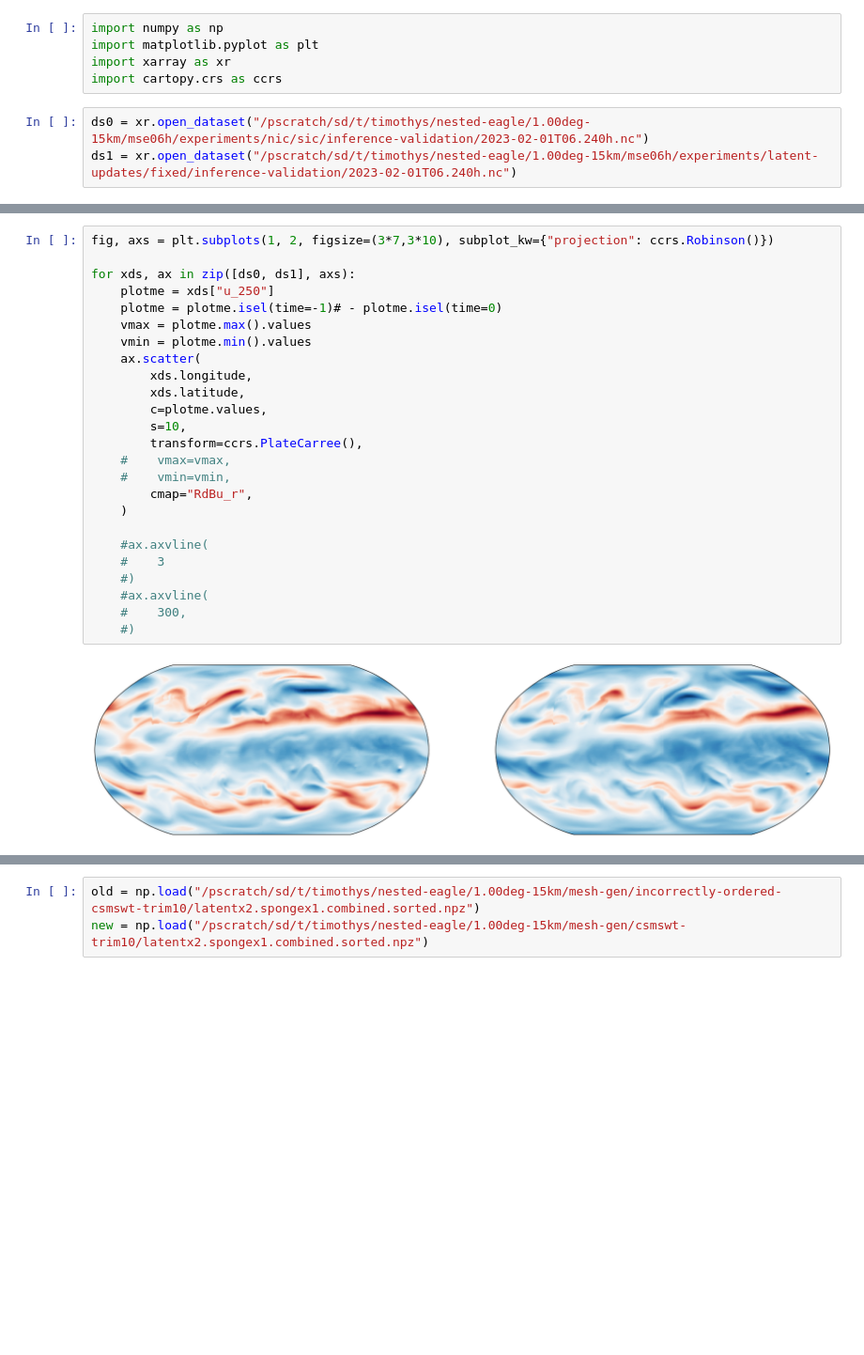
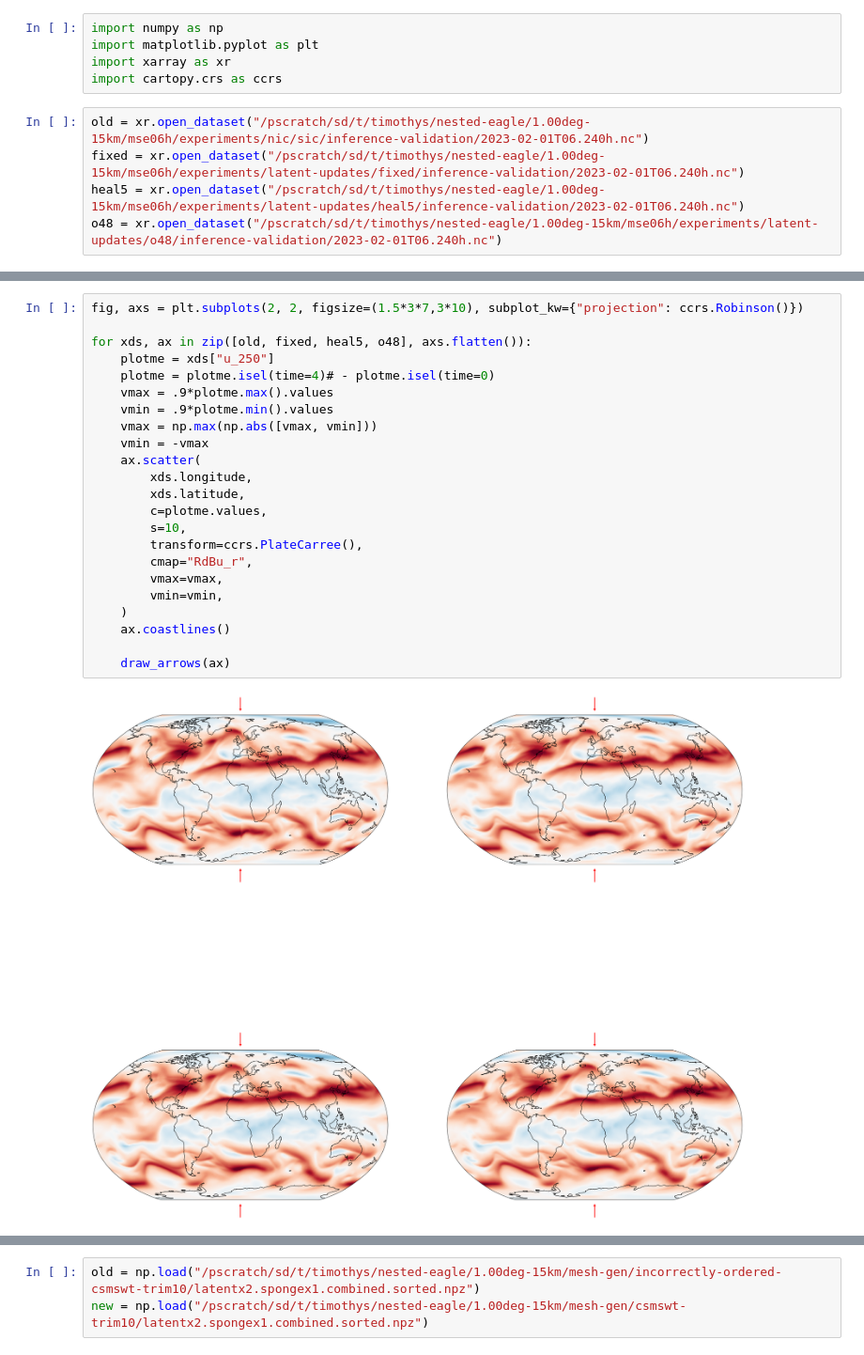
Before and after one commit to timothyas/nested-eagle, a Jupyter notebook: 1.00deg-15km/mse06h/experiments/plot_zero_lon_artifact.ipynb, the cells around one changed output, grey strips where cells are left out. Shown at 94% size. Saved outputs shown, nothing was run; the diff lists cells and outputs as text; blank space fills up the shorter version.

```diff
--- a/1.00deg-15km/mse06h/experiments/plot_zero_lon_artifact.ipynb
+++ b/1.00deg-15km/mse06h/experiments/plot_zero_lon_artifact.ipynb
@@ -4,5 +4,7 @@ import matplotlib.pyplot as plt
 import xarray as xr
 import cartopy.crs as ccrs
 # %%
-ds0 = xr.open_dataset("/pscratch/sd/t/timothys/nested-eagle/1.00deg-15km/mse06h/experiments/nic/sic/inference-validation/2023-02-01T06.240h.nc")
-ds1 = xr.open_dataset("/pscratch/sd/t/timothys/nested-eagle/1.00deg-15km/mse06h/experiments/latent-updates/fixed/inference-validation/2023-02-01T06.240h.nc")
+old = xr.open_dataset("/pscratch/sd/t/timothys/nested-eagle/1.00deg-15km/mse06h/experiments/nic/sic/inference-validation/2023-02-01T06.240h.nc")
+fixed = xr.open_dataset("/pscratch/sd/t/timothys/nested-eagle/1.00deg-15km/mse06h/experiments/latent-updates/fixed/inference-validation/2023-02-01T06.240h.nc")
+heal5 = xr.open_dataset("/pscratch/sd/t/timothys/nested-eagle/1.00deg-15km/mse06h/experiments/latent-updates/heal5/inference-validation/2023-02-01T06.240h.nc")
+o48 = xr.open_dataset("/pscratch/sd/t/timothys/nested-eagle/1.00deg-15km/mse06h/experiments/latent-updates/o48/inference-validation/2023-02-01T06.240h.nc")
@@ -9,27 +48,25 @@ ds1 = xr.open_dataset("/pscratch/sd/t/timothys/nested-eagle/1.00deg-15km/mse06h/
 # %%
-fig, axs = plt.subplots(1, 2, figsize=(3*7,3*10), subplot_kw={"projection": ccrs.Robinson()})
+fig, axs = plt.subplots(2, 2, figsize=(1.5*3*7,3*10), subplot_kw={"projection": ccrs.Robinson()})
 
-for xds, ax in zip([ds0, ds1], axs):
+for xds, ax in zip([old, fixed, heal5, o48], axs.flatten()):
     plotme = xds["u_250"]
-    plotme = plotme.isel(time=-1)# - plotme.isel(time=0)
-    vmax = plotme.max().values
-    vmin = plotme.min().values
+    plotme = plotme.isel(time=4)# - plotme.isel(time=0)
+    vmax = .9*plotme.max().values
+    vmin = .9*plotme.min().values
+    vmax = np.max(np.abs([vmax, vmin]))
+    vmin = -vmax
     ax.scatter(
         xds.longitude,
         xds.latitude,
         c=plotme.values,
         s=10,
         transform=ccrs.PlateCarree(),
-    #    vmax=vmax,
-    #    vmin=vmin,
         cmap="RdBu_r",
+        vmax=vmax,
+        vmin=vmin,
     )
+    ax.coastlines()
 
-    #ax.axvline(
-    #    3
-    #)
-    #ax.axvline(
-    #    300,
-    #)
+    draw_arrows(ax)
 # %% [output]
-[figure, old version]
+[figure, new version]
```
Also changed, not shown: parts of 2 cells of this notebook, 13 other files.
